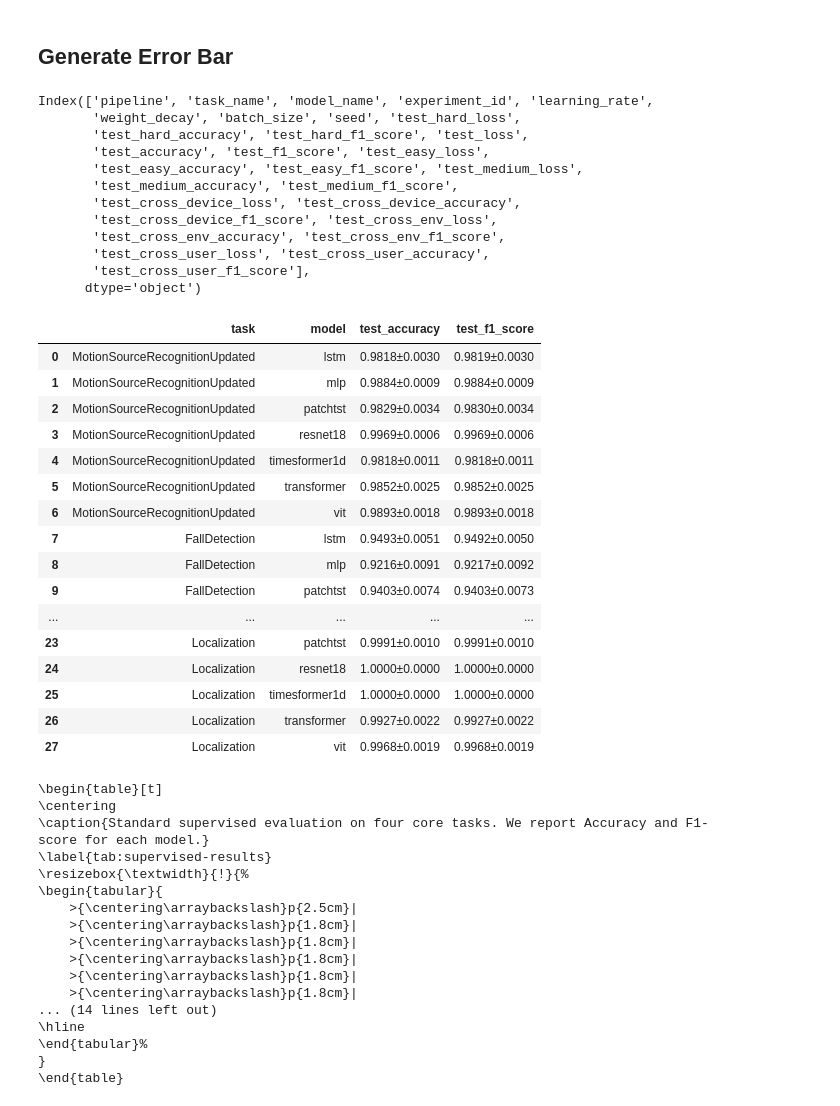
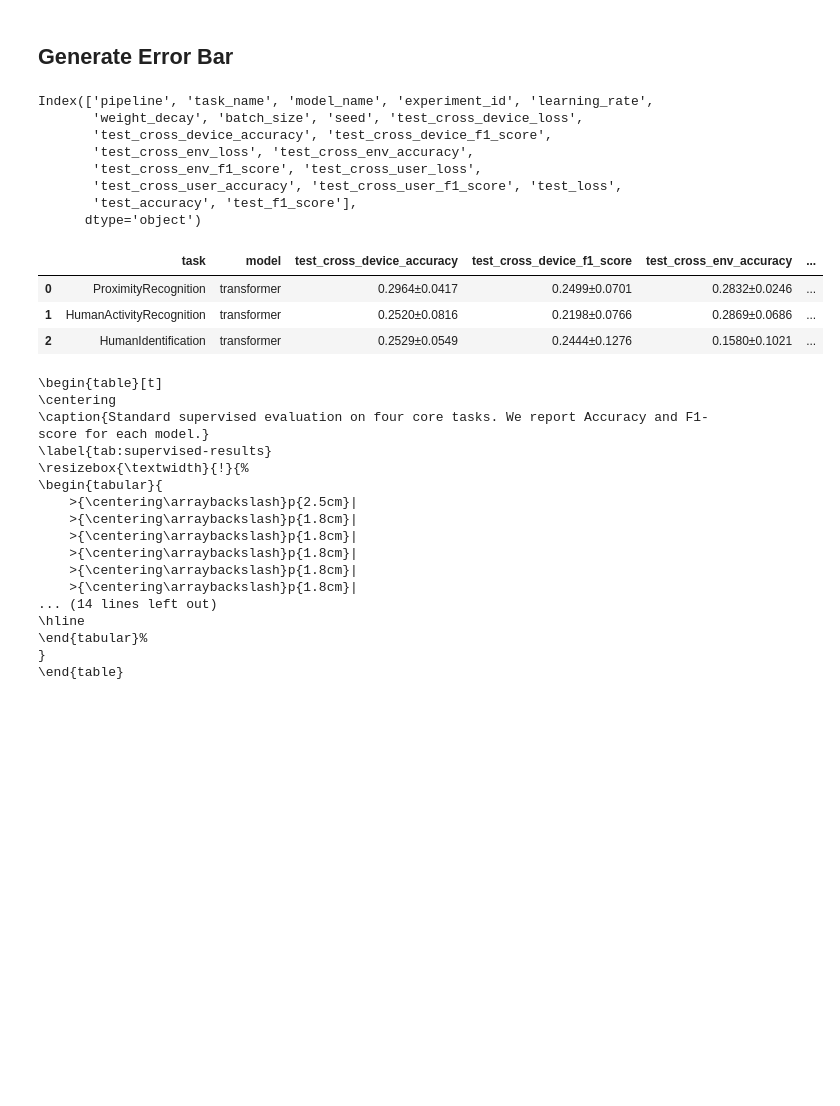
Before and after one commit to Jenny-Zhu/CSI-Bench-Real-WiFi-Sensing-Benchmark, a Jupyter notebook: result_analysis/all_result_analysis.ipynb, the cells around one changed output. Cells and saved outputs as stored; diff of their text form; code cells hidden in the pictures; blank space fills up the shorter version.

```diff
--- a/result_analysis/all_result_analysis.ipynb
+++ b/result_analysis/all_result_analysis.ipynb
@@ -8,11 +8,11 @@ from collections import defaultdict
 # %%
 # Configuration - You can modify these variables
 data_dir = r"C:\Users\weiha\Desktop\benchmark_result"  # Base directory containing results
-pipeline_list = ["supervised"]  # List of pipelines to analyze
+pipeline_list = ["multitask"]  # List of pipelines to analyze
 
-task_name_list =["MotionSourceRecognitionUpdated","BreathingDetection_Subset","Localization","FallDetection","ProximityRecognition","HumanActivityRecognition","HumanIdentification"]
+# task_name_list =["MotionSourceRecognitionUpdated","BreathingDetection_Subset","Localization","FallDetection","ProximityRecognition","HumanActivityRecognition","HumanIdentification"]
 # task_name_list = ["BreathingDetection_Subset"]  # List of tasks to analyze
-# task_name_list =["ProximityRecognition","HumanActivityRecognition","HumanIdentification"]
+task_name_list =["ProximityRecognition","HumanActivityRecognition","HumanIdentification"]
 
 model_name_list = ["mlp", "lstm", "resnet18", "transformer", "vit", "patchtst", "timesformer1d"] # List of models to analyze
 # model_name_list = ["transformer"]
@@ -295,61 +297,44 @@ def generate_errorbar_summary_with_latex(df: pd.DataFrame,
 results_df.columns
 # %% [output]
 Index(['pipeline', 'task_name', 'model_name', 'experiment_id', 'learning_rate',
-       'weight_decay', 'batch_size', 'seed', 'test_hard_loss',
-       'test_hard_accuracy', 'test_hard_f1_score', 'test_loss',
-       'test_accuracy', 'test_f1_score', 'test_easy_loss',
-       'test_easy_accuracy', 'test_easy_f1_score', 'test_medium_loss',
-       'test_medium_accuracy', 'test_medium_f1_score',
-       'test_cross_device_loss', 'test_cross_device_accuracy',
-       'test_cross_device_f1_score', 'test_cross_env_loss',
-       'test_cross_env_accuracy', 'test_cross_env_f1_score',
-       'test_cross_user_loss', 'test_cross_user_accuracy',
-       'test_cross_user_f1_score'],
+       'weight_decay', 'batch_size', 'seed', 'test_cross_device_loss',
+       'test_cross_device_accuracy', 'test_cross_device_f1_score',
+       'test_cross_env_loss', 'test_cross_env_accuracy',
+       'test_cross_env_f1_score', 'test_cross_user_loss',
+       'test_cross_user_accuracy', 'test_cross_user_f1_score', 'test_loss',
+       'test_accuracy', 'test_f1_score'],
       dtype='object')
 # %%
 # task_list =["MotionSourceRecognition","BreathingDetection_Subset","Localization","FallDetection","ProximityRecognition","HumanActivityRecognition","HumanIdentification"]
 
-task_list = ["MotionSourceRecognitionUpdated", "FallDetection", "BreathingDetection_Subset", "Localization"]
-# task_list = ["ProximityRecognition","HumanActivityRecognition","HumanIdentification"]
+# task_list = ["MotionSourceRecognitionUpdated", "FallDetection", "BreathingDetection_Subset", "Localization"]
+task_list = ["ProximityRecognition","HumanActivityRecognition","HumanIdentification"]
 
 
-# metric_columns =['test_cross_device_accuracy', 'test_cross_device_f1_score','test_cross_env_accuracy',
-#        'test_cross_env_f1_score','test_cross_user_accuracy', 'test_cross_user_f1_score']
-metric_columns =['test_accuracy', 'test_f1_score']
+metric_columns =['test_cross_device_accuracy', 'test_cross_device_f1_score','test_cross_env_accuracy',
+       'test_cross_env_f1_score','test_cross_user_accuracy', 'test_cross_user_f1_score']
+# metric_columns =['test_accuracy', 'test_f1_score']
 # metric_columns = ['test_easy_accuracy', 'test_easy_f1_score', 'test_medium_accuracy', 'test_medium_f1_score', 'test_hard_accuracy', 'test_hard_f1_score']
 model_order=["mlp", "lstm", "transformer", "resnet18", "patchtst", "timesformer1d"]
 
 summary_df, latex_code = generate_errorbar_summary_with_latex(df=results_df,
                                                               task_list=task_list,
                                                               metric_columns=metric_columns,
                                                               model_order=model_order,
                                                              precision=4)
 
 
 
 # 查看结果表格
 display(summary_df)
 
 # 打印 LaTeX 表格代码
 print(latex_code)
 # %% [output]
-|  | task | model | test_accuracy | test_f1_score |
-| 0 | MotionSourceRecognitionUpdated | lstm | 0.9818±0.0030 | 0.9819±0.0030 |
-| 1 | MotionSourceRecognitionUpdated | mlp | 0.9884±0.0009 | 0.9884±0.0009 |
-| 2 | MotionSourceRecognitionUpdated | patchtst | 0.9829±0.0034 | 0.9830±0.0034 |
-| 3 | MotionSourceRecognitionUpdated | resnet18 | 0.9969±0.0006 | 0.9969±0.0006 |
-| 4 | MotionSourceRecognitionUpdated | timesformer1d | 0.9818±0.0011 | 0.9818±0.0011 |
-| 5 | MotionSourceRecognitionUpdated | transformer | 0.9852±0.0025 | 0.9852±0.0025 |
-| 6 | MotionSourceRecognitionUpdated | vit | 0.9893±0.0018 | 0.9893±0.0018 |
-| 7 | FallDetection | lstm | 0.9493±0.0051 | 0.9492±0.0050 |
-| 8 | FallDetection | mlp | 0.9216±0.0091 | 0.9217±0.0092 |
-| 9 | FallDetection | patchtst | 0.9403±0.0074 | 0.9403±0.0073 |
-| ... | ... | ... | ... | ... |
-| 23 | Localization | patchtst | 0.9991±0.0010 | 0.9991±0.0010 |
-| 24 | Localization | resnet18 | 1.0000±0.0000 | 1.0000±0.0000 |
-| 25 | Localization | timesformer1d | 1.0000±0.0000 | 1.0000±0.0000 |
-| 26 | Localization | transformer | 0.9927±0.0022 | 0.9927±0.0022 |
-| 27 | Localization | vit | 0.9968±0.0019 | 0.9968±0.0019 |
+|  | task | model | test_cross_device_accuracy | test_cross_device_f1_score | test_cross_env_accuracy | ... |
+| 0 | ProximityRecognition | transformer | 0.2964±0.0417 | 0.2499±0.0701 | 0.2832±0.0246 | ... |
+| 1 | HumanActivityRecognition | transformer | 0.2520±0.0816 | 0.2198±0.0766 | 0.2869±0.0686 | ... |
+| 2 | HumanIdentification | transformer | 0.2529±0.0549 | 0.2444±0.1276 | 0.1580±0.1021 | ... |
 \begin{table}[t]
 \centering
 \caption{Standard supervised evaluation on four core tasks. We report Accuracy and F1-score for each model.}
```
Also changed, not shown: parts of 3 cells of this notebook, 4 other files.
